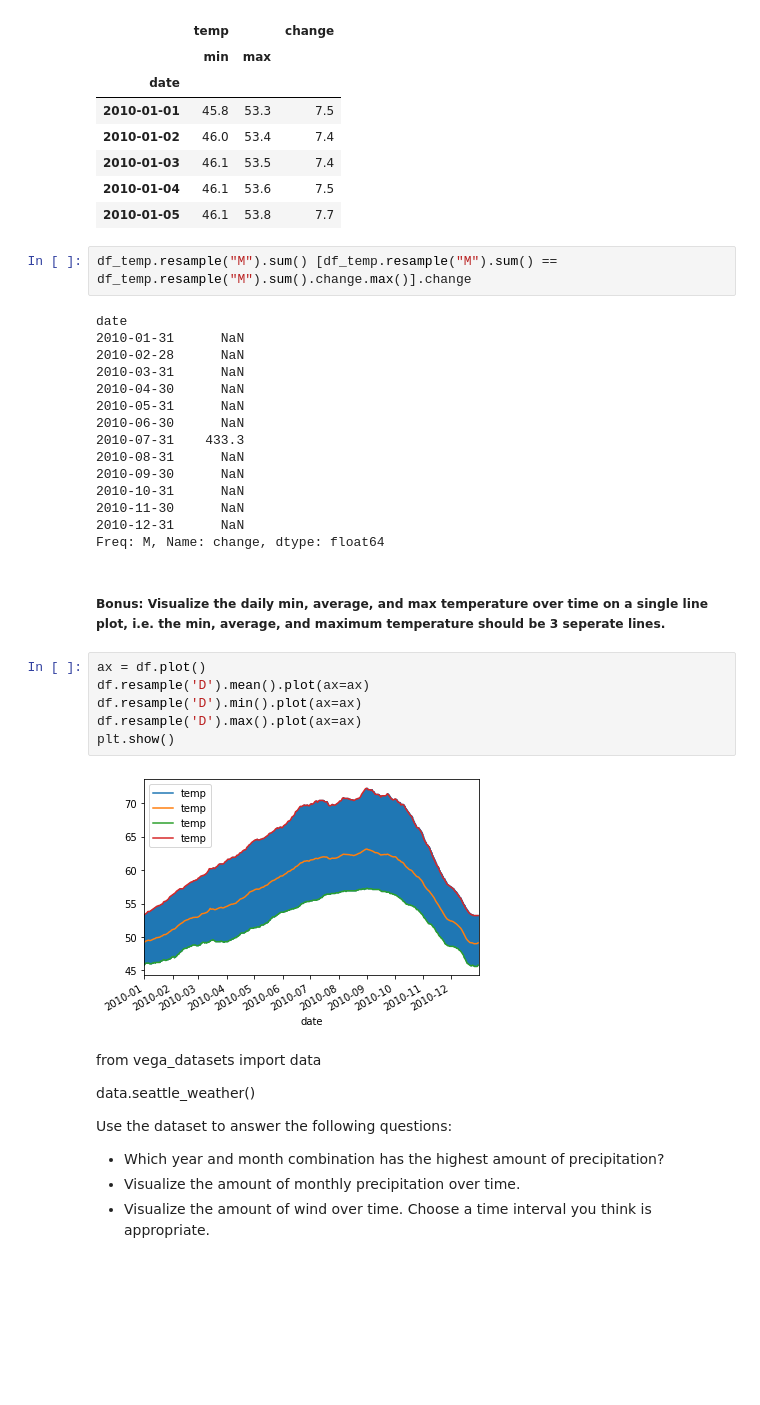
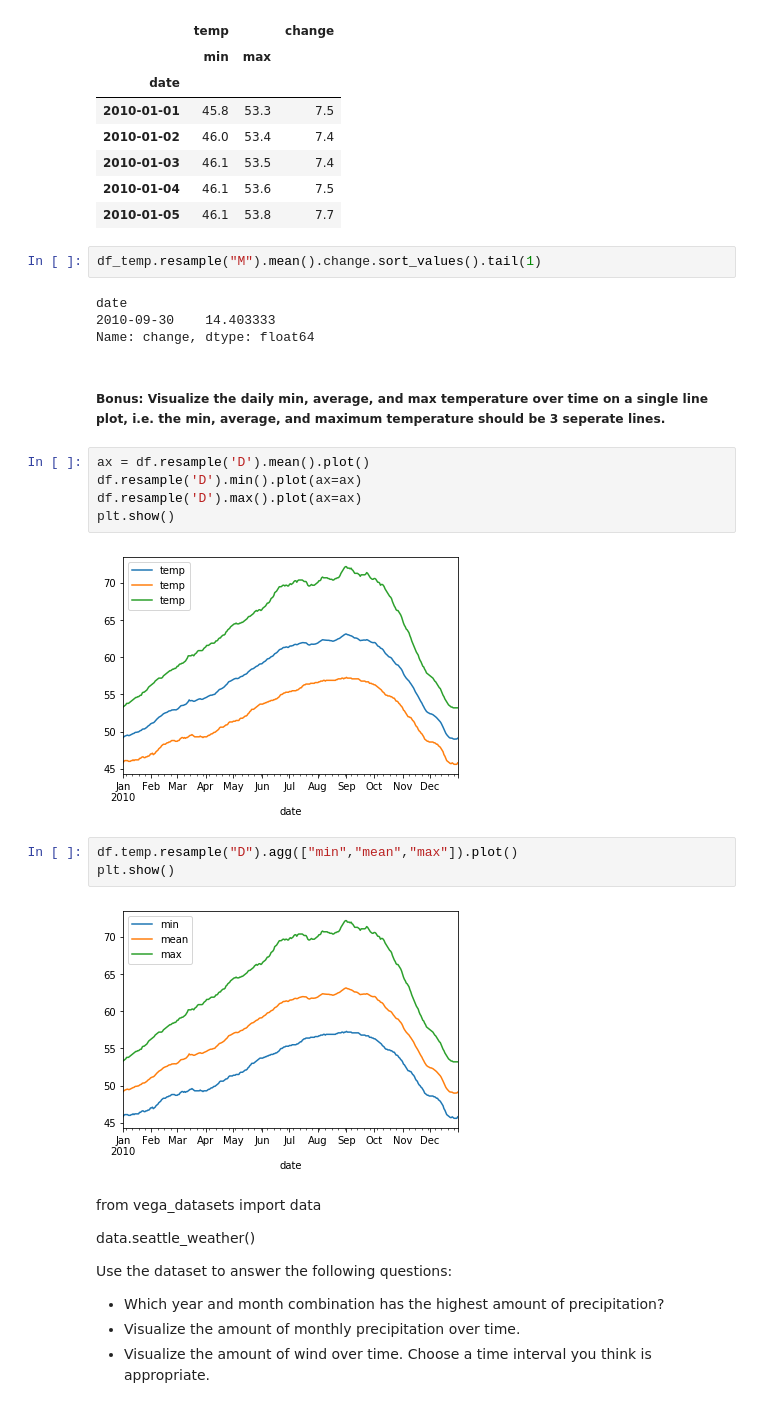
Before and after one commit to misty-garcia/ds-methodologies-exercises, a Jupyter notebook: time_series/working_w_timeseries_data.ipynb, the cells around one changed output. Saved outputs shown, nothing was run; the diff lists cells and outputs as text; blank space fills up the shorter version.

```diff
--- a/time_series/working_w_timeseries_data.ipynb
+++ b/time_series/working_w_timeseries_data.ipynb
@@ -136,33 +152,26 @@ df_temp.head()
 | 2010-01-03 | 46.1 | 53.5 | 7.4 |
 | 2010-01-04 | 46.1 | 53.6 | 7.5 |
 | 2010-01-05 | 46.1 | 53.8 | 7.7 |
-# %%
-df_temp.resample("M").sum() [df_temp.resample("M").sum() == df_temp.resample("M").sum().change.max()].change
-# %% [output]
-date
-2010-01-31      NaN
-2010-02-28      NaN
-2010-03-31      NaN
-2010-04-30      NaN
-2010-05-31      NaN
-2010-06-30      NaN
-2010-07-31    433.3
-2010-08-31      NaN
-2010-09-30      NaN
-2010-10-31      NaN
-2010-11-30      NaN
-2010-12-31      NaN
-Freq: M, Name: change, dtype: float64
+# %%
+df_temp.resample("M").mean().change.sort_values().tail(1)
+# %% [output]
+date
+2010-09-30    14.403333
+Name: change, dtype: float64
 # %% [markdown]
 ##### Bonus: Visualize the daily min, average, and max temperature over time on a single line plot, i.e. the min, average, and maximum temperature should be 3 seperate lines.
 # %%
-ax = df.plot()
-df.resample('D').mean().plot(ax=ax)
+ax = df.resample('D').mean().plot()
 df.resample('D').min().plot(ax=ax)
 df.resample('D').max().plot(ax=ax)
 plt.show()
 # %% [output]
-[figure, old version]
+[figure, new version]
+# %%
+df.temp.resample("D").agg(["min","mean","max"]).plot()
+plt.show()
+# %% [output]
+[figure, added]
 # %% [markdown]
 from vega_datasets import data
 
```
Also changed, not shown: parts of 32 cells of this notebook, 1 other file.
